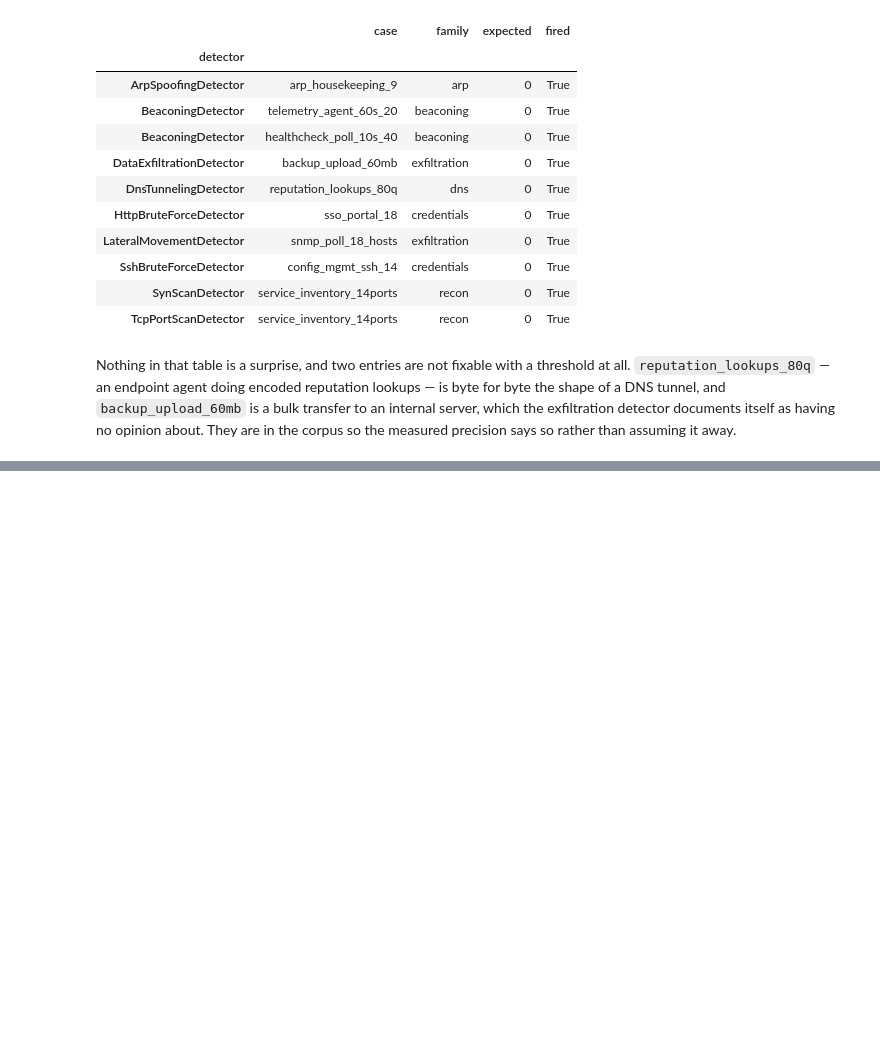
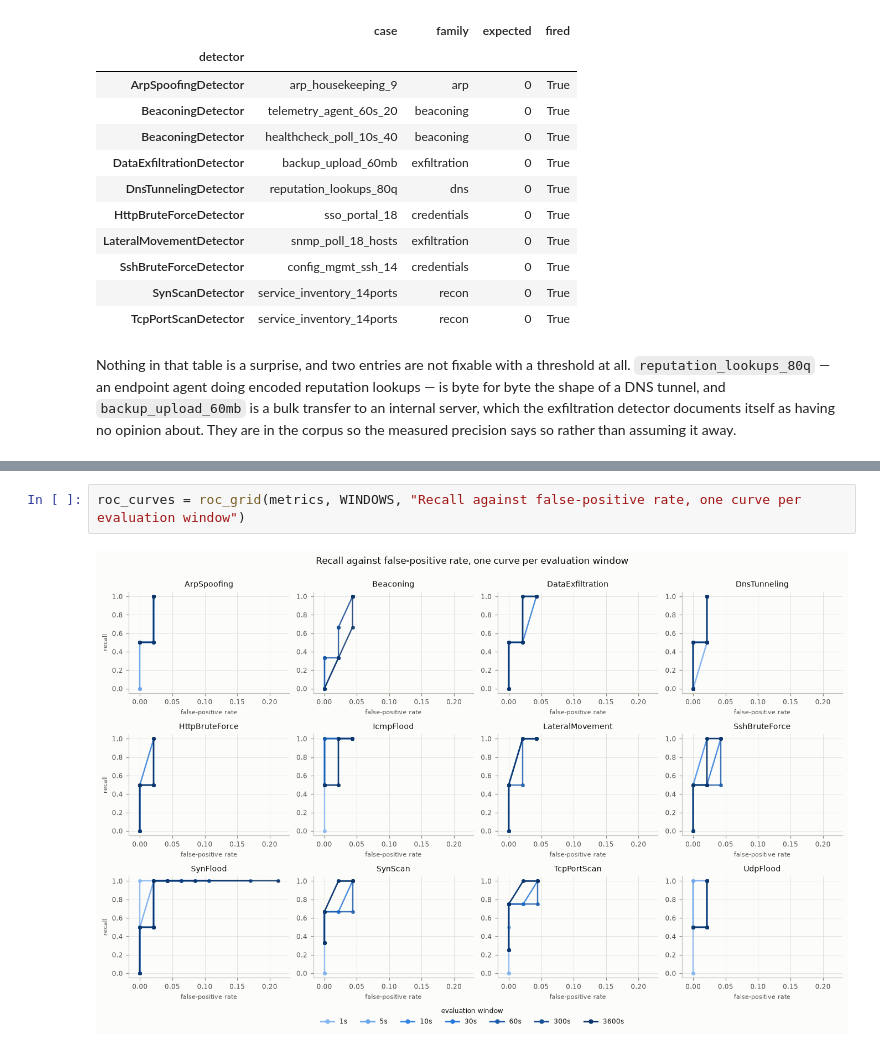
Before and after one commit to YanalSerhan/Network-Intrusion-Detection-System, a Jupyter notebook: notebooks/detection_analysis.ipynb, the cells around one changed output, grey strips where cells are left out. Saved outputs shown, nothing was run; the diff lists cells and outputs as text; blank space fills up the shorter version.

```diff
--- a/notebooks/detection_analysis.ipynb
+++ b/notebooks/detection_analysis.ipynb
@@ -280,0 +329,4 @@ They are added to this notebook in the sections that follow.
+# %%
+roc_curves = roc_grid(metrics, WINDOWS, "Recall against false-positive rate, one curve per evaluation window")
+# %% [output]
+[figure, added]
```
Also changed, not shown: parts of 7 cells of this notebook, 7 other files.
